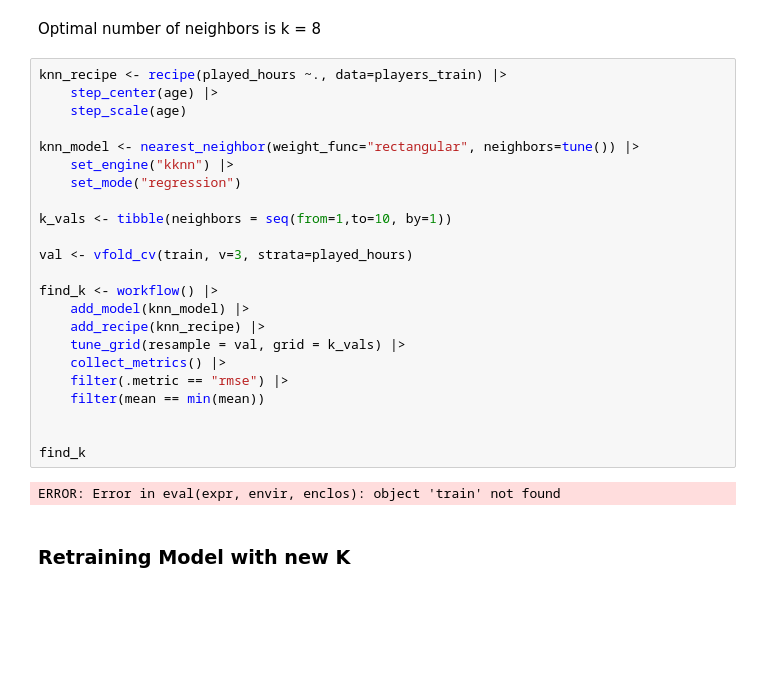
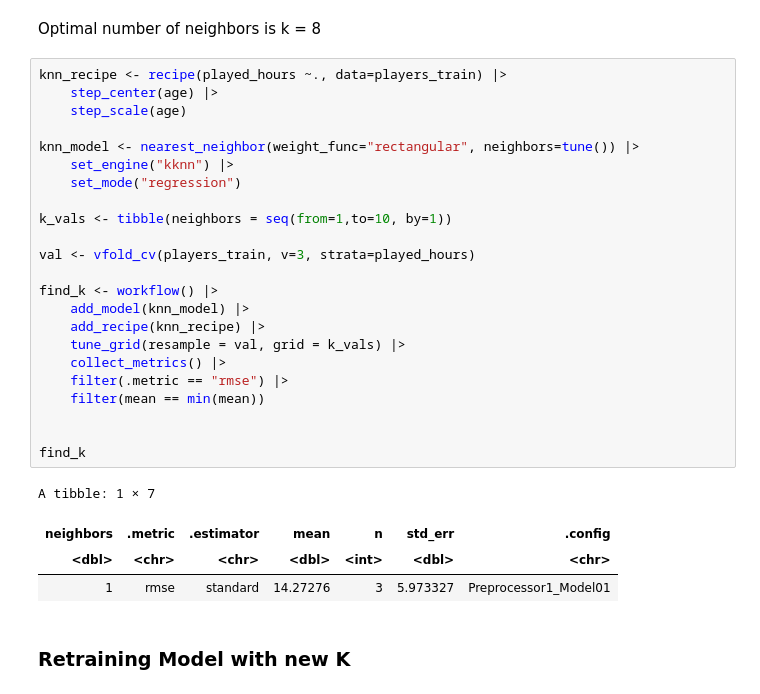
Before and after one commit to owenHochwald/dsci-100-2025w2-group-1, a Jupyter notebook: main.ipynb, the cells around one changed output. Cells and saved outputs as stored; diff of their text form; blank space fills up the shorter version.

```diff
--- a/main.ipynb
+++ b/main.ipynb
@@ -133,28 +152,31 @@ Optimal number of neighbors is k = 8
 # %%
 knn_recipe <- recipe(played_hours ~., data=players_train) |>
     step_center(age) |>
     step_scale(age)
 
 knn_model <- nearest_neighbor(weight_func="rectangular", neighbors=tune()) |>
     set_engine("kknn") |>
     set_mode("regression")
 
 k_vals <- tibble(neighbors = seq(from=1,to=10, by=1))
 
-val <- vfold_cv(train, v=3, strata=played_hours)
+val <- vfold_cv(players_train, v=3, strata=played_hours)
 
 find_k <- workflow() |>
     add_model(knn_model) |>
     add_recipe(knn_recipe) |>
     tune_grid(resample = val, grid = k_vals) |>
     collect_metrics() |>
     filter(.metric == "rmse") |>
     filter(mean == min(mean))
 
 
 find_k
 # %% [output]
-ERROR: Error in eval(expr, envir, enclos): object 'train' not found
+A tibble: 1 × 7
+| neighbors | .metric | .estimator | mean | n | std_err | .config |
+| <dbl> | <chr> | <chr> | <dbl> | <int> | <dbl> | <chr> |
+| 1 | rmse | standard | 14.27276 | 3 | 5.973327 | Preprocessor1_Model01 |
 # %% [markdown]
 ### Retraining Model with new K
 # %%
```
Also changed, not shown: parts of 7 cells of this notebook.
